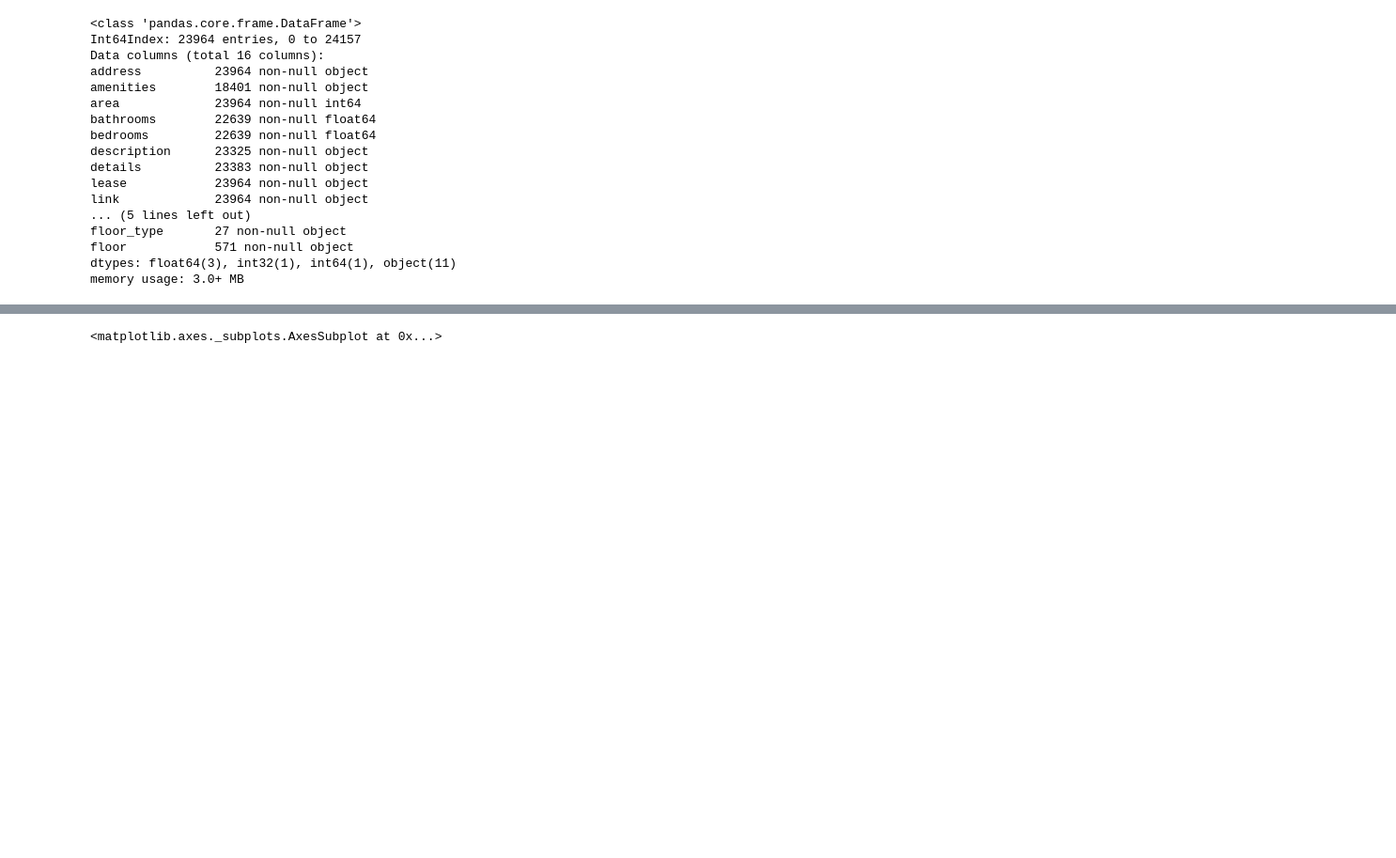
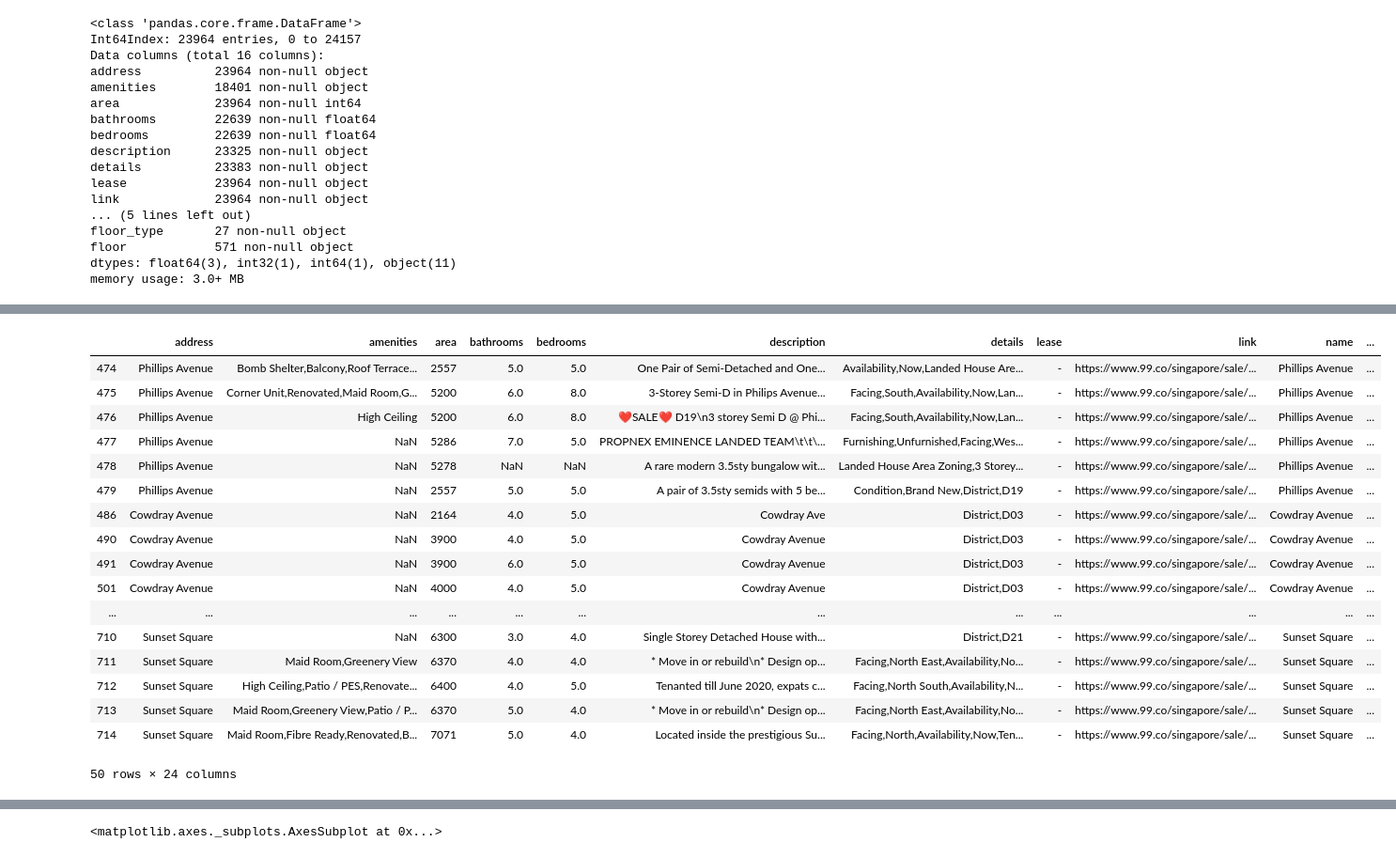
Before and after one commit to justinwyq/sg_property_prices, a Jupyter notebook: model/Property Price Analysis.ipynb, the cells around one changed output, grey strips where cells are left out. Shown at 94% size. Drawn from its saved outputs; the diff is of its cells as text; code cells hidden in the pictures; blank space fills up the shorter version.

```diff
--- a/model/Property Price Analysis.ipynb
+++ b/model/Property Price Analysis.ipynb
@@ -311,0 +329,24 @@ df[df['floor_type'].isna()]
+# %%
+# there are many unfilled values. see if this info is in the description:
+df[(df.built_date=='')].iloc[100:150]
+
+# info seems ot be stored in T.O.P <date>, TOP <date>, xxx years old, launching in <date>, brand new - will be tricky to code a regex to extract this info
+# %% [output]
+|  | address | amenities | area | bathrooms | bedrooms | description | details | lease | link | name | ... |
+| 474 | Phillips Avenue | Bomb Shelter,Balcony,Roof Terrace... | 2557 | 5.0 | 5.0 | One Pair of Semi-Detached and One... | Availability,Now,Landed House Are... | - | https://www.99.co/singapore/sale/... | Phillips Avenue | ... |
+| 475 | Phillips Avenue | Corner Unit,Renovated,Maid Room,G... | 5200 | 6.0 | 8.0 | 3-Storey Semi-D in Philips Avenue... | Facing,South,Availability,Now,Lan... | - | https://www.99.co/singapore/sale/... | Phillips Avenue | ... |
+| 476 | Phillips Avenue | High Ceiling | 5200 | 6.0 | 8.0 | ❤SALE❤ D19\n3 storey Semi D @ Phi... | Facing,South,Availability,Now,Lan... | - | https://www.99.co/singapore/sale/... | Phillips Avenue | ... |
+| 477 | Phillips Avenue | NaN | 5286 | 7.0 | 5.0 | PROPNEX EMINENCE LANDED TEAM\t\t\... | Furnishing,Unfurnished,Facing,Wes... | - | https://www.99.co/singapore/sale/... | Phillips Avenue | ... |
+| 478 | Phillips Avenue | NaN | 5278 | NaN | NaN | A rare modern 3.5sty bungalow wit... | Landed House Area Zoning,3 Storey... | - | https://www.99.co/singapore/sale/... | Phillips Avenue | ... |
+| 479 | Phillips Avenue | NaN | 2557 | 5.0 | 5.0 | A pair of 3.5sty semids with 5 be... | Condition,Brand New,District,D19 | - | https://www.99.co/singapore/sale/... | Phillips Avenue | ... |
+| 486 | Cowdray Avenue | NaN | 2164 | 4.0 | 5.0 | Cowdray Ave | District,D03 | - | https://www.99.co/singapore/sale/... | Cowdray Avenue | ... |
+| 490 | Cowdray Avenue | NaN | 3900 | 4.0 | 5.0 | Cowdray Avenue | District,D03 | - | https://www.99.co/singapore/sale/... | Cowdray Avenue | ... |
+| 491 | Cowdray Avenue | NaN | 3900 | 6.0 | 5.0 | Cowdray Avenue | District,D03 | - | https://www.99.co/singapore/sale/... | Cowdray Avenue | ... |
+| 501 | Cowdray Avenue | NaN | 4000 | 4.0 | 5.0 | Cowdray Avenue | District,D03 | - | https://www.99.co/singapore/sale/... | Cowdray Avenue | ... |
+| ... | ... | ... | ... | ... | ... | ... | ... | ... | ... | ... | ... |
+| 710 | Sunset Square | NaN | 6300 | 3.0 | 4.0 | Single Storey Detached House with... | District,D21 | - | https://www.99.co/singapore/sale/... | Sunset Square | ... |
+| 711 | Sunset Square | Maid Room,Greenery View | 6370 | 4.0 | 4.0 | * Move in or rebuild\n* Design op... | Facing,North East,Availability,No... | - | https://www.99.co/singapore/sale/... | Sunset Square | ... |
+| 712 | Sunset Square | High Ceiling,Patio / PES,Renovate... | 6400 | 4.0 | 5.0 | Tenanted till June 2020, expats c... | Facing,North South,Availability,N... | - | https://www.99.co/singapore/sale/... | Sunset Square | ... |
+| 713 | Sunset Square | Maid Room,Greenery View,Patio / P... | 6370 | 5.0 | 4.0 | * Move in or rebuild\n* Design op... | Facing,North East,Availability,No... | - | https://www.99.co/singapore/sale/... | Sunset Square | ... |
+| 714 | Sunset Square | Maid Room,Fibre Ready,Renovated,B... | 7071 | 5.0 | 4.0 | Located inside the prestigious Su... | Facing,North,Availability,Now,Ten... | - | https://www.99.co/singapore/sale/... | Sunset Square | ... |
+50 rows × 24 columns
```
Also changed, not shown: parts of 66 cells of this notebook, 5 other files.
